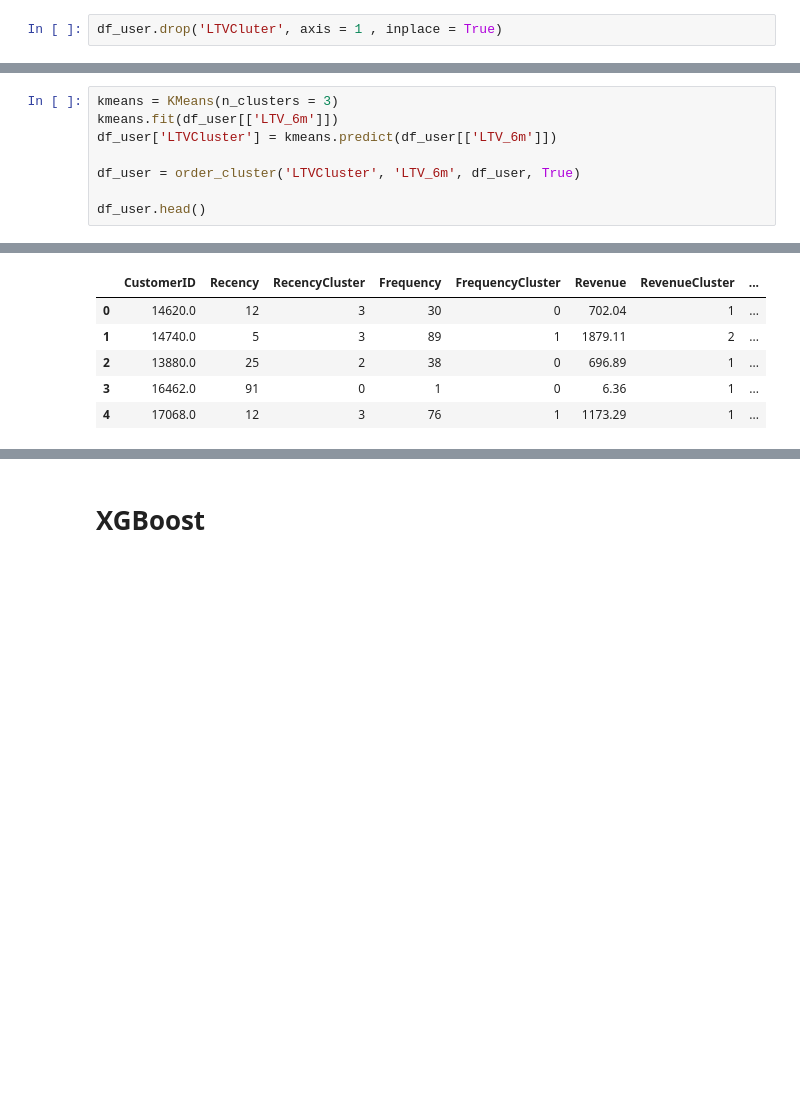
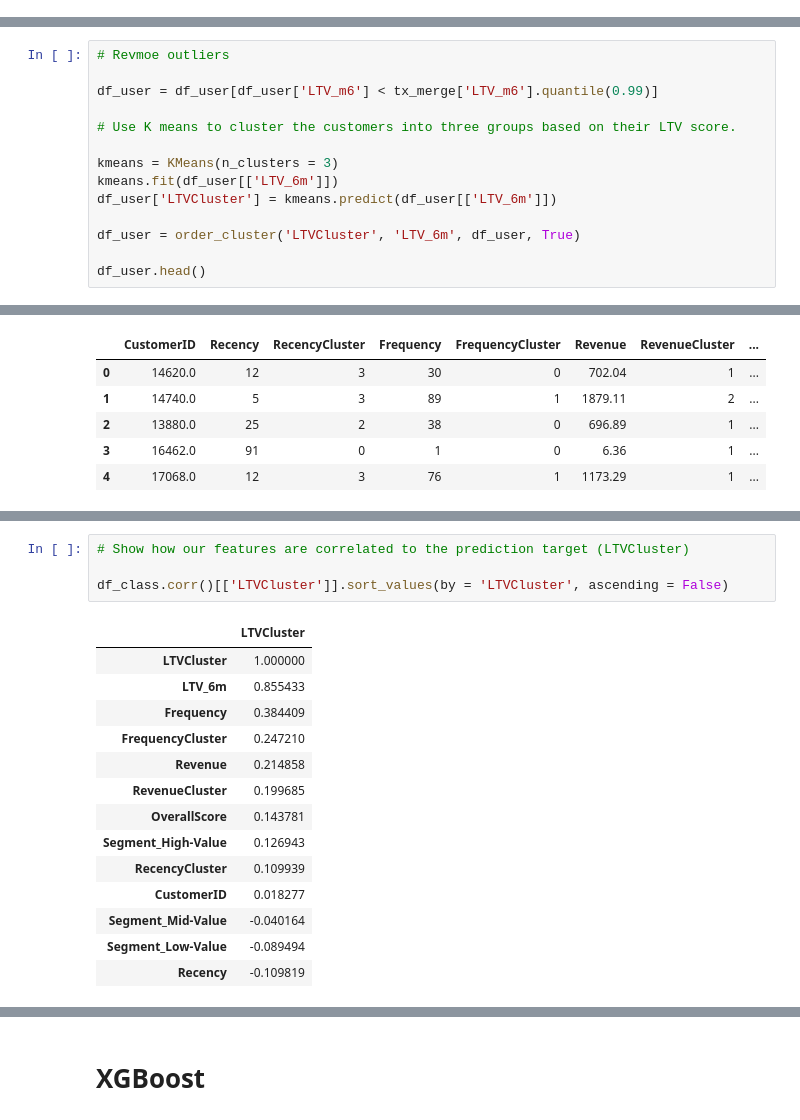
Before and after one commit to dae-han/Business_Growth_Using_Data_Science, a Jupyter notebook: 03_Lifetime_Value_Prediction.ipynb, the cells around one changed output, grey strips where cells are left out. Saved outputs shown, nothing was run; the diff lists cells and outputs as text; blank space fills up the shorter version.

```diff
--- a/03_Lifetime_Value_Prediction.ipynb
+++ b/03_Lifetime_Value_Prediction.ipynb
@@ -343,2 +311,0 @@ plt.plot(df_user[df_user['LTV_6m'] < df_user['LTV_6m'].quantile(0.99)][['LTV_6m'
-# %%
-df_user.drop('LTVCluter', axis = 1 , inplace = True)
@@ -345,4 +378,10 @@ df_user.drop('LTVCluter', axis = 1 , inplace = True)
 # %%
+# Revmoe outliers
+
+df_user = df_user[df_user['LTV_m6'] < tx_merge['LTV_m6'].quantile(0.99)]
+
+# Use K means to cluster the customers into three groups based on their LTV score.
+
 kmeans = KMeans(n_clusters = 3)
 kmeans.fit(df_user[['LTV_6m']])
 df_user['LTVCluster'] = kmeans.predict(df_user[['LTV_6m']])
@@ -383,0 +432,19 @@ plt.scatter(y = df_cluster['LTVCluster'], x = df_cluster['OverallScore'])
+# %%
+# Show how our features are correlated to the prediction target (LTVCluster)
+
+df_class.corr()[['LTVCluster']].sort_values(by = 'LTVCluster', ascending = False)
+# %% [output]
+|  | LTVCluster |
+| LTVCluster | 1.000000 |
+| LTV_6m | 0.855433 |
+| Frequency | 0.384409 |
+| FrequencyCluster | 0.247210 |
+| Revenue | 0.214858 |
+| RevenueCluster | 0.199685 |
+| OverallScore | 0.143781 |
+| Segment_High-Value | 0.126943 |
+| RecencyCluster | 0.109939 |
+| CustomerID | 0.018277 |
+| Segment_Mid-Value | -0.040164 |
+| Segment_Low-Value | -0.089494 |
+| Recency | -0.109819 |
```
Also changed, not shown: parts of 35 cells of this notebook.
